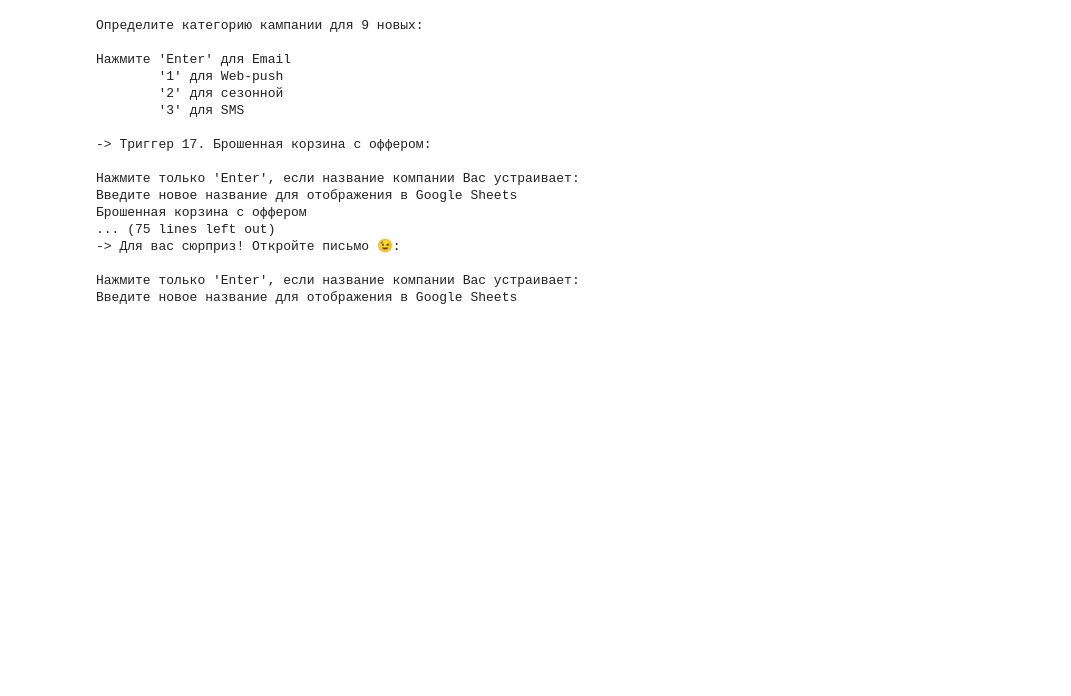
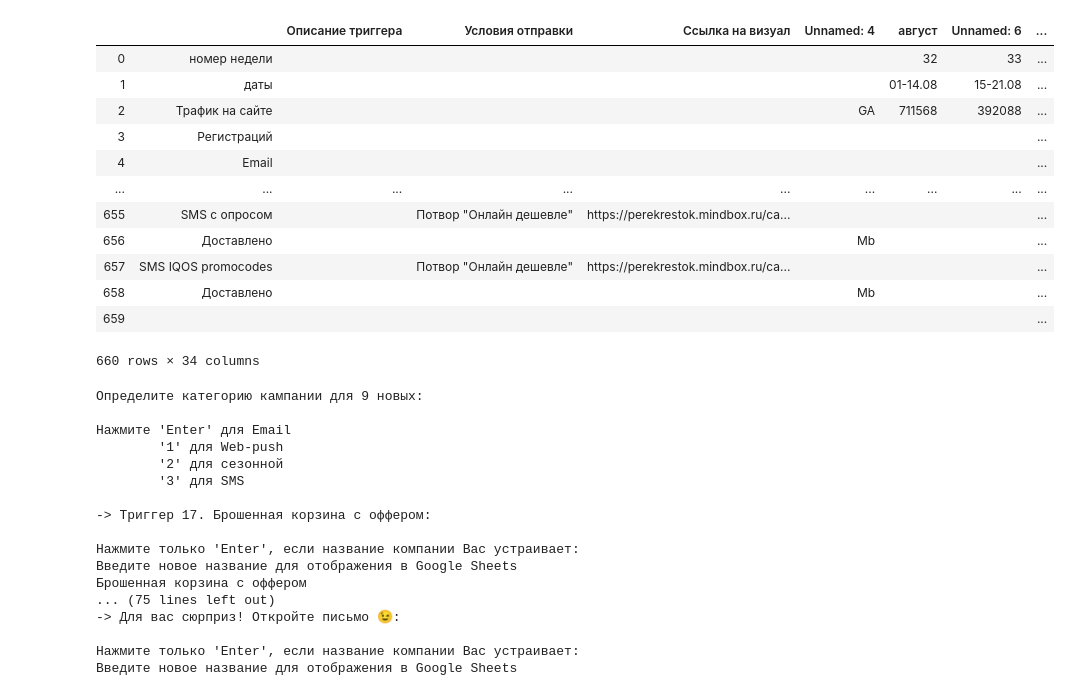
Before and after one commit to lithiferous/dashboard, a Jupyter notebook: tools test.ipynb, the cells around one changed output. Drawn from its saved outputs; the diff is of its cells as text; code cells hidden in the pictures; blank space fills up the shorter version.

Commit message:
tab8 module added

```diff
--- a/tools test.ipynb
+++ b/tools test.ipynb
@@ -14,0 +160,5 @@ s = imp.load_source('patch', 'modules/patcher.py')
+# %%
+res = []
+maxm = len(list(r[7].values()))
+for i in range(maxm):
+    res.append(list(r[7].values())[i][0].row)
@@ -14,0 +167,5 @@ s = imp.load_source('patch', 'modules/patcher.py')
+# %%
+i = 0
+for key, val in r[7].items():
+    r[7][key]  = res[i] + 1
+    i += 1
@@ -14,0 +195,6 @@ s = imp.load_source('patch', 'modules/patcher.py')
+# %%
+g = imp.load_source('gsync', 'modules/gCanvas.py')
+conn = g.Connection("new test dashboard")
+name = "8. Страт. сегментация"
+ws = conn.get_sheet_by_name(name)
+gdf = get_as_dataframe(ws, index_col = 0, evaluate_formulas=True)
@@ -19,0 +331,2 @@ gdf = get_as_dataframe(ws, index_col = 0, evaluate_formulas=True)
+# %%
+df = r.get_report('report.xlsx', 0)
@@ -41,3 +388,19 @@ patcher = s.Patcher(df, 2, 24, gdf)
+# %%
+patcher.gdf
+# %% [output]
+|  |  | Описание триггера | Условия отправки | Ссылка на визуал | Unnamed: 4 | август | Unnamed: 6 | ... |
+| 0 | номер недели |  |  |  |  | 32 | 33 | ... |
+| 1 | даты |  |  |  |  | 01-14.08 | 15-21.08 | ... |
+| 2 | Трафик на сайте |  |  |  | GA | 711568 | 392088 | ... |
+| 3 | Регистраций |  |  |  |  |  |  | ... |
+| 4 | Email |  |  |  |  |  |  | ... |
+| ... | ... | ... | ... | ... | ... | ... | ... | ... |
+| 655 | SMS с опросом |  | Потвор "Онлайн дешевле" | https://perekrestok.mindbox.ru/ca... |  |  |  | ... |
+| 656 | Доставлено |  |  |  | Mb |  |  | ... |
+| 657 | SMS IQOS promocodes |  | Потвор "Онлайн дешевле" | https://perekrestok.mindbox.ru/ca... |  |  |  | ... |
+| 658 | Доставлено |  |  |  | Mb |  |  | ... |
+| 659 |  |  |  |  |  |  |  | ... |
+660 rows × 34 columns
 # %%
 # df = r.get_report('all.xlsx', 0)
 # df = df[df.channel == 'Ручные рассылки']
```
Also changed, not shown: parts of 52 cells of this notebook, 19 other files.
